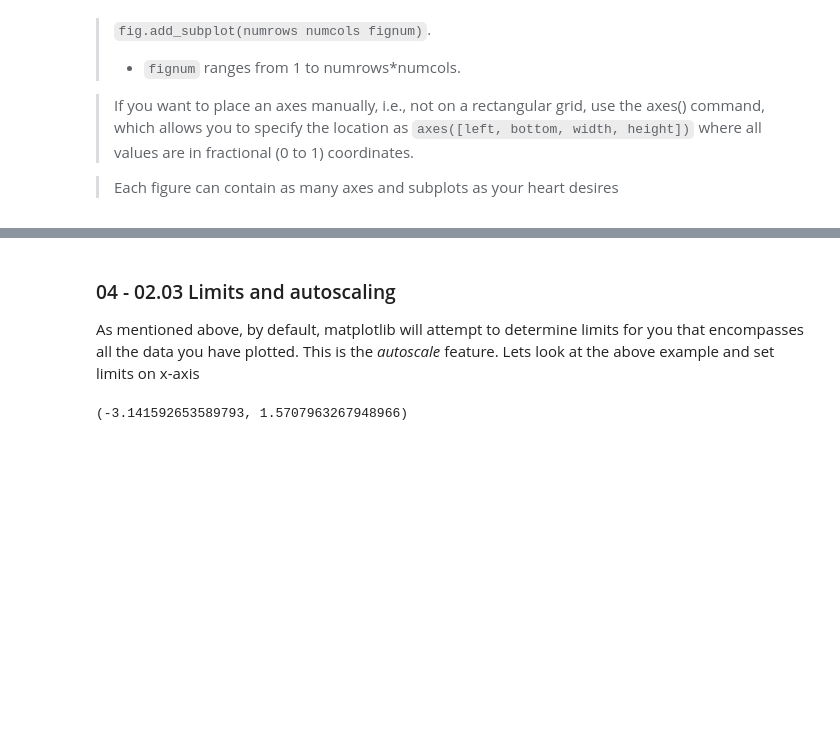
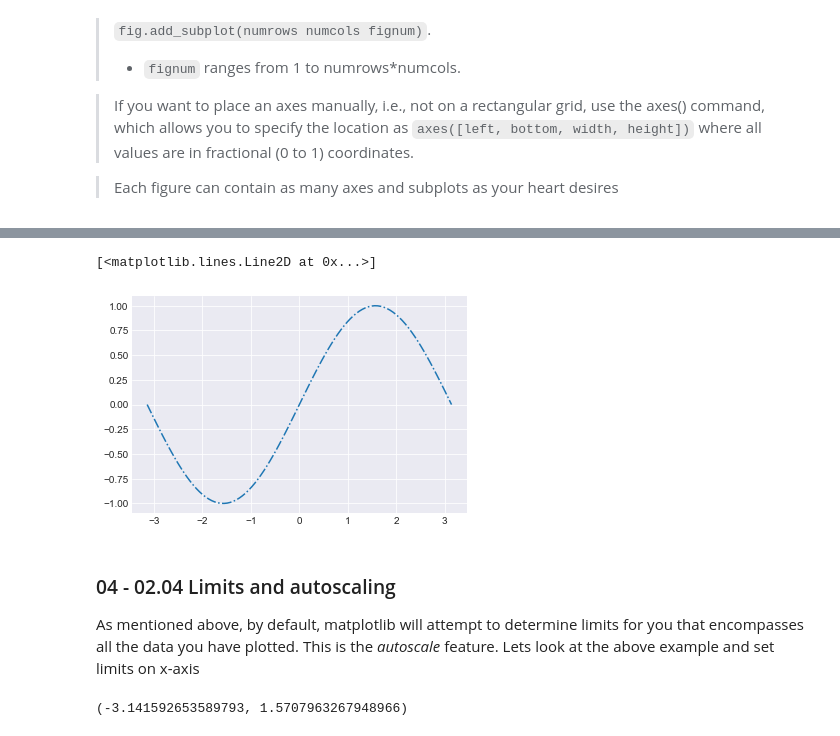
Before and after one commit to Mohitsharma44/ucsl17, a Jupyter notebook: notebooks/04-01 Interactive Plotting with Matplotlib.ipynb, the cells around one changed output, grey strips where cells are left out. Cells and saved outputs as stored; diff of their text form; code cells hidden in the pictures; blank space fills up the shorter version.

```diff
--- a/notebooks/04-01 Interactive Plotting with Matplotlib.ipynb
+++ b/notebooks/04-01 Interactive Plotting with Matplotlib.ipynb
@@ -207,5 +222,14 @@ plt.plot(theta, np.sin(theta))
+# %%
+fig = plt.figure()
+ax = fig.add_subplot(111)
+theta = np.linspace(-np.pi, np.pi, 100)
+# combining `-` and `.`
+plt.plot(theta, np.sin(theta), ls='-.')
+# %% [output]
+[<matplotlib.lines.Line2D at 0x...>]
+[figure, added]
 # %% [markdown]
-### 04 - 02.03 Limits and autoscaling
+### 04 - 02.04 Limits and autoscaling
 As mentioned above, by default, matplotlib will attempt to determine limits for you that encompasses all the data you have plotted.  This is the *autoscale* feature. Lets look at the above example and set limits on x-axis
 # %%
 fig = plt.figure()
```
Also changed, not shown: parts of 4 cells of this notebook.
